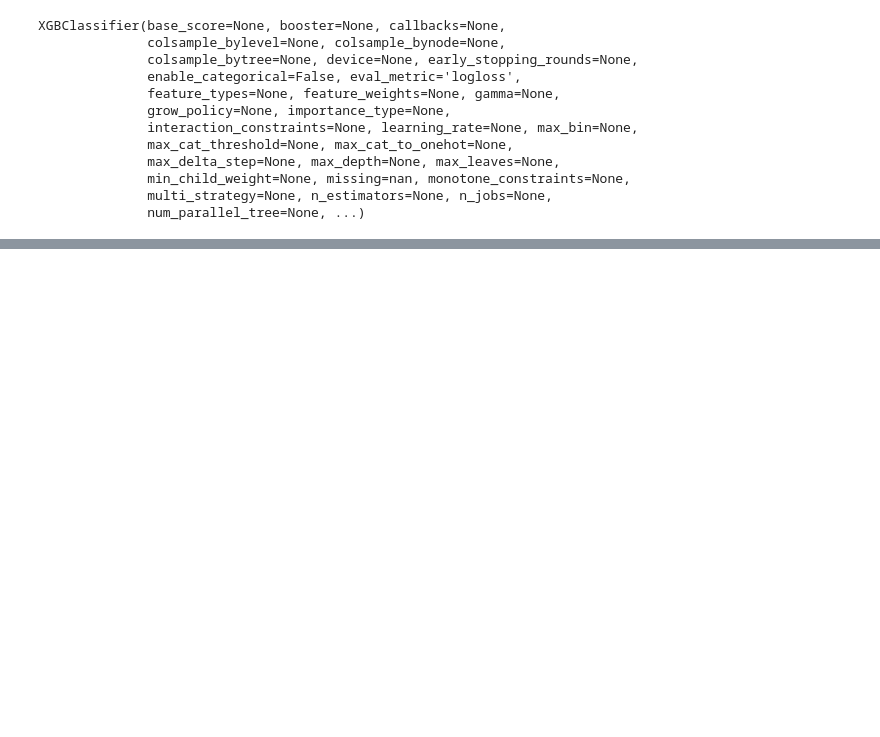
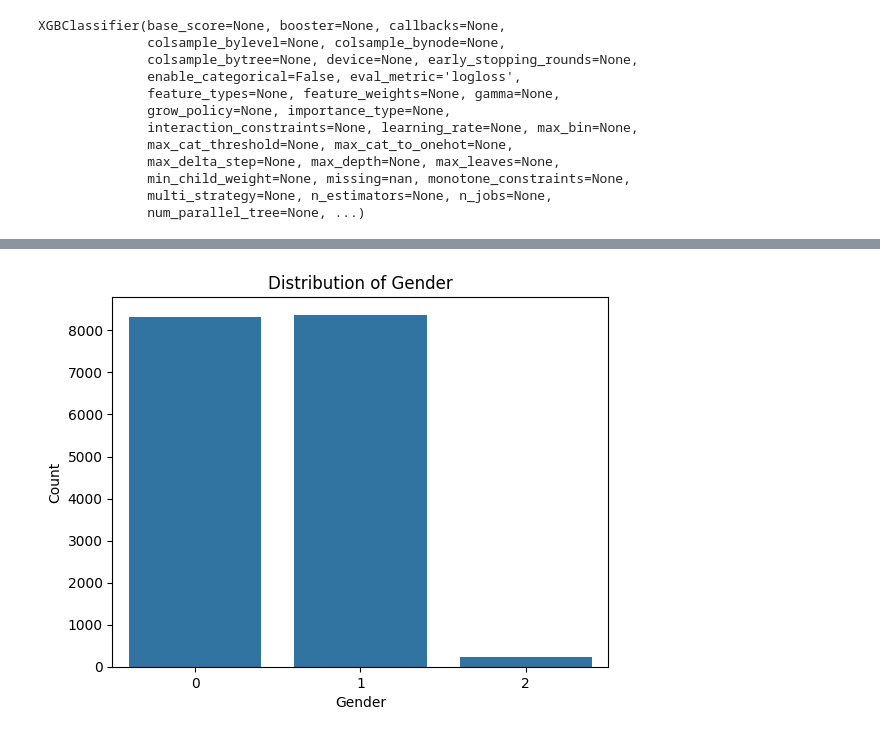
Before and after one commit to maton369/Data_Preprocessing_For_Data_Analyze, a Jupyter notebook: code/09_modeling_transforms.ipynb, the cells around one changed output, grey strips where cells are left out. Drawn from its saved outputs; the diff is of its cells as text; code cells hidden in the pictures; blank space fills up the shorter version.

```diff
--- a/code/09_modeling_transforms.ipynb
+++ b/code/09_modeling_transforms.ipynb
@@ -98,0 +110,9 @@ XGBClassifier(base_score=None, booster=None, callbacks=None,
+# %%
+# genderの分布を確認
+sns.countplot(x="gender", data=campaign)
+plt.title("Distribution of Gender")
+plt.xlabel("Gender")
+plt.ylabel("Count")
+plt.show()
+# %% [output]
+[figure, added]
```
Also changed, not shown: parts of 2 cells of this notebook.
